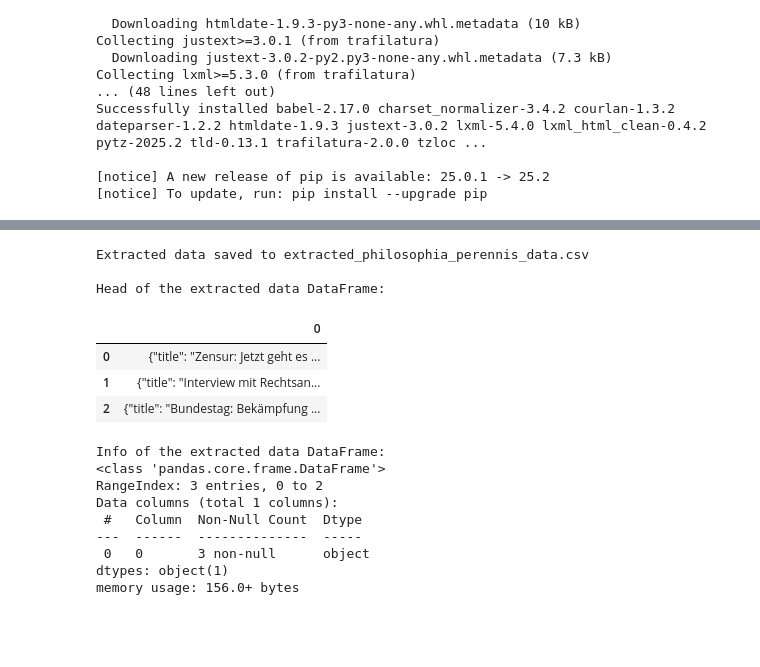
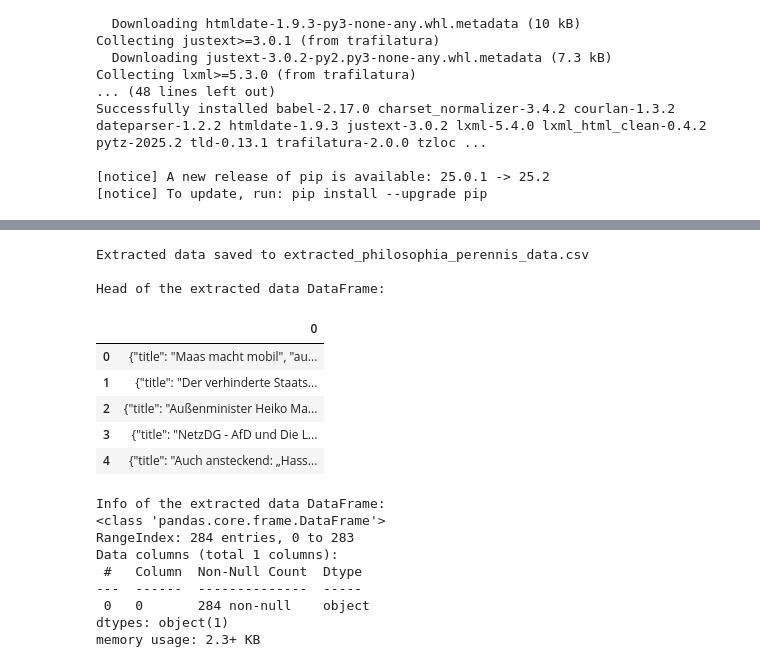
Before and after one commit to caiocmello/netzdg, a Jupyter notebook: webscraping_perennis.ipynb, the cells around one changed output, grey strips where cells are left out. Cells and saved outputs as stored; diff of their text form; code cells hidden in the pictures; blank space fills up the shorter version.

Commit message:
new scraping notebooks tichys

```diff
--- a/webscraping_perennis.ipynb
+++ b/webscraping_perennis.ipynb
@@ -23,4 +23,9 @@ import pandas as pd
 from trafilatura import fetch_url, extract
 import json
 # %%
-df_urls = pd.read_csv('/Users/caio.mello/Documents/NetzDG_project/NetzDG_data/philophia_perennis_scraping/philosophia_perennis_Gesetz+zur+Verbesserung+der+Rechtsdurchsetzung+in+sozialen+Netzwerken.csv')
+df1 = pd.read_csv('/Users/caio.mello/Documents/NetzDG_project/NetzDG_data/tichyseinblick_scraping/tichys_Gesetz+zur+Verbesserung+der+Rechtsdurchsetzung+in+sozialen+Netzwerken.csv')
+df2 = pd.read_csv('/Users/caio.mello/Documents/NetzDG_project/NetzDG_data/tichyseinblick_scraping/tichys_Facebook-Gesetz.csv')
+df3 = pd.read_csv('/Users/caio.mello/Documents/NetzDG_project/NetzDG_data/tichyseinblick_scraping/tichys_NetzDG.csv')
+df4 = pd.read_csv('/Users/caio.mello/Documents/NetzDG_project/NetzDG_data/tichyseinblick_scraping/tichys_Netzwerkdurchsetzungsgesetz.csv')
+
+df_urls = pd.concat([df1, df2, df3, df4], axis=0)
@@ -77,33 +124,35 @@ Progress saved to extracted_data_progress.json
 # %%
 # Convert the list of dictionaries into a pandas DataFrame
 df_extracted = pd.DataFrame(extracted_data_list)
 
 # Save the DataFrame to a CSV file without the index
-output_filename = 'extracted_philosophia_perennis_data.csv'
+output_filename = 'extracted_tichys_data.csv'
 df_extracted.to_csv(output_filename, index=False)
 
 print(f"Extracted data saved to {output_filename}")
 
 # Print the head and info of the created DataFrame
 print("\nHead of the extracted data DataFrame:")
 display(df_extracted.head())
 
 print("\nInfo of the extracted data DataFrame:")
 df_extracted.info()
 # %% [output]
 Extracted data saved to extracted_philosophia_perennis_data.csv
 
 Head of the extracted data DataFrame:
 |  | 0 |
-| 0 | {"title": "Zensur: Jetzt geht es ... |
-| 1 | {"title": "Interview mit Rechtsan... |
-| 2 | {"title": "Bundestag: Bekämpfung ... |
+| 0 | {"title": "Maas macht mobil", "au... |
+| 1 | {"title": "Der verhinderte Staats... |
+| 2 | {"title": "Außenminister Heiko Ma... |
+| 3 | {"title": "NetzDG - AfD und Die L... |
+| 4 | {"title": "Auch ansteckend: „Hass... |
 Info of the extracted data DataFrame:
 <class 'pandas.core.frame.DataFrame'>
-RangeIndex: 3 entries, 0 to 2
+RangeIndex: 284 entries, 0 to 283
 Data columns (total 1 columns):
  #   Column  Non-Null Count  Dtype
 ---  ------  --------------  -----
- 0   0       3 non-null      object
+ 0   0       284 non-null    object
 dtypes: object(1)
-memory usage: 156.0+ bytes
+memory usage: 2.3+ KB
```
Also changed, not shown: parts of 8 cells of this notebook, 4 other files.
